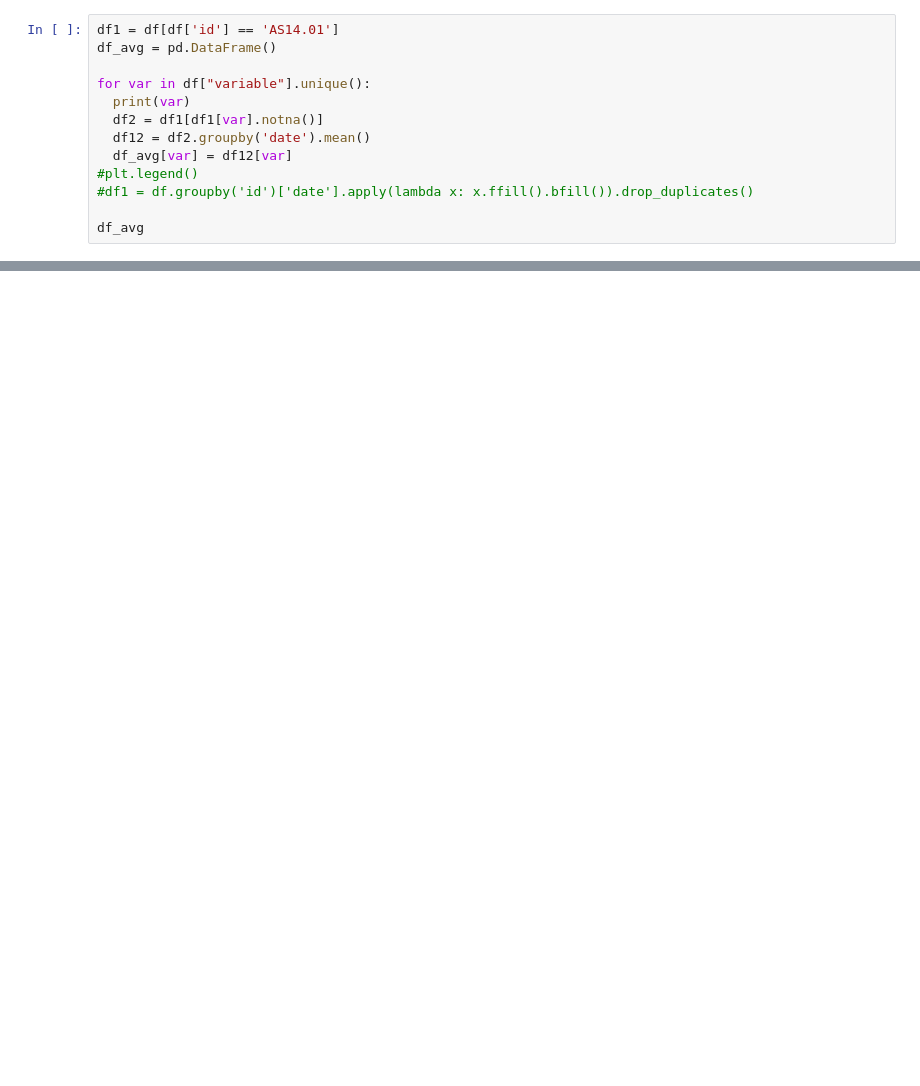
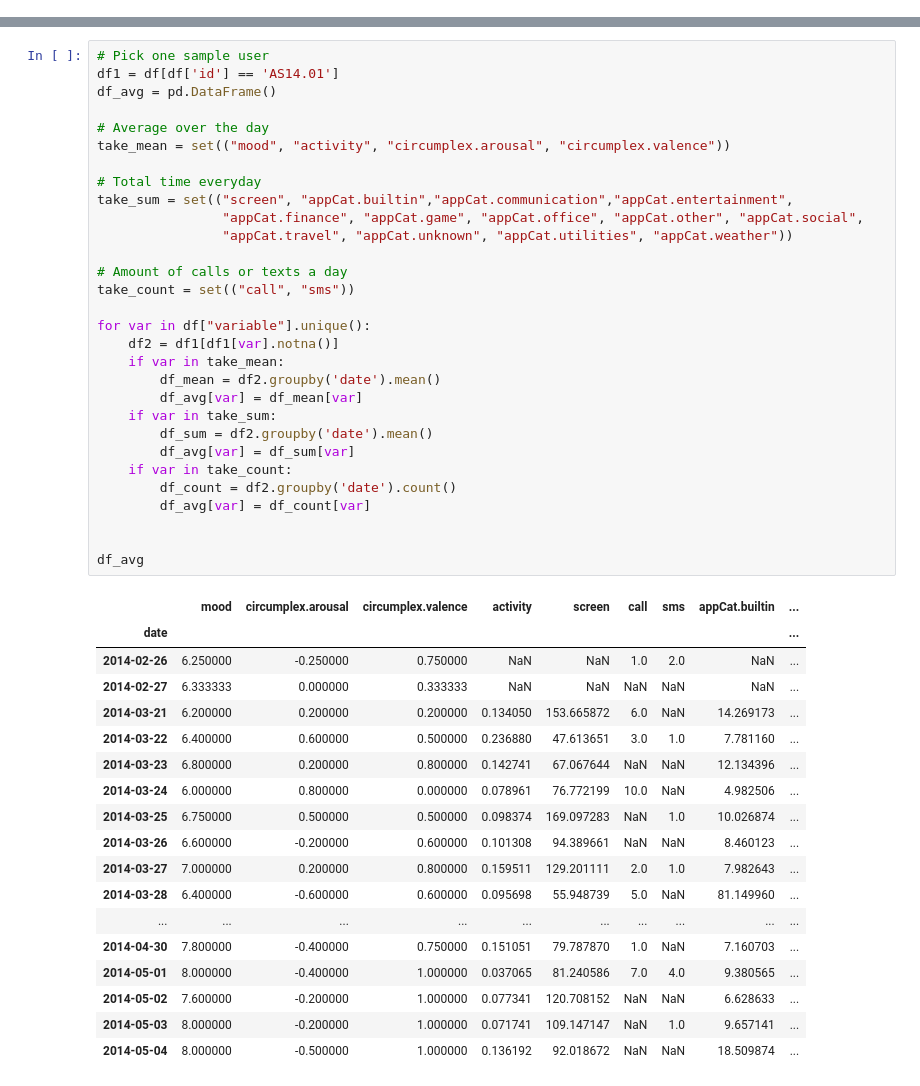
Before and after one commit to ysijpestijn/datamining, a Jupyter notebook: DMT_assignment1.ipynb, the cells around one changed output, grey strips where cells are left out. Saved outputs shown, nothing was run; the diff lists cells and outputs as text; blank space fills up the shorter version.

```diff
--- a/DMT_assignment1.ipynb
+++ b/DMT_assignment1.ipynb
@@ -25,13 +16,0 @@ df['time'] = pd.to_datetime(df['date'] + ' ' + df['time'], format='%Y-%m-%d %H:%
-# %%
-df1 = df[df['id'] == 'AS14.01']
-df_avg = pd.DataFrame()
-
-for var in df["variable"].unique():
-  print(var)
-  df2 = df1[df1[var].notna()]
-  df12 = df2.groupby('date').mean()
-  df_avg[var] = df12[var]
-#plt.legend()
-#df1 = df.groupby('id')['date'].apply(lambda x: x.ffill().bfill()).drop_duplicates()
-
-df_avg
@@ -91,0 +27,49 @@ ValueError: ignored
+# %%
+# Pick one sample user
+df1 = df[df['id'] == 'AS14.01']
+df_avg = pd.DataFrame()
+
+# Average over the day
+take_mean = set(("mood", "activity", "circumplex.arousal", "circumplex.valence"))
+
+# Total time everyday
+take_sum = set(("screen", "appCat.builtin","appCat.communication","appCat.entertainment",
+                "appCat.finance", "appCat.game", "appCat.office", "appCat.other", "appCat.social",
+                "appCat.travel", "appCat.unknown", "appCat.utilities", "appCat.weather"))
+
+# Amount of calls or texts a day
+take_count = set(("call", "sms"))
+
+for var in df["variable"].unique():
+    df2 = df1[df1[var].notna()]
+    if var in take_mean:
+        df_mean = df2.groupby('date').mean()
+        df_avg[var] = df_mean[var]
+    if var in take_sum:
+        df_sum = df2.groupby('date').mean()
+        df_avg[var] = df_sum[var]
+    if var in take_count:
+        df_count = df2.groupby('date').count()
+        df_avg[var] = df_count[var]
+
+
+df_avg
+# %% [output]
+|  | mood | circumplex.arousal | circumplex.valence | activity | screen | call | sms | appCat.builtin | ... |
+| date |  |  |  |  |  |  |  |  | ... |
+| 2014-02-26 | 6.250000 | -0.250000 | 0.750000 | NaN | NaN | 1.0 | 2.0 | NaN | ... |
+| 2014-02-27 | 6.333333 | 0.000000 | 0.333333 | NaN | NaN | NaN | NaN | NaN | ... |
+| 2014-03-21 | 6.200000 | 0.200000 | 0.200000 | 0.134050 | 153.665872 | 6.0 | NaN | 14.269173 | ... |
+| 2014-03-22 | 6.400000 | 0.600000 | 0.500000 | 0.236880 | 47.613651 | 3.0 | 1.0 | 7.781160 | ... |
+| 2014-03-23 | 6.800000 | 0.200000 | 0.800000 | 0.142741 | 67.067644 | NaN | NaN | 12.134396 | ... |
+| 2014-03-24 | 6.000000 | 0.800000 | 0.000000 | 0.078961 | 76.772199 | 10.0 | NaN | 4.982506 | ... |
+| 2014-03-25 | 6.750000 | 0.500000 | 0.500000 | 0.098374 | 169.097283 | NaN | 1.0 | 10.026874 | ... |
+| 2014-03-26 | 6.600000 | -0.200000 | 0.600000 | 0.101308 | 94.389661 | NaN | NaN | 8.460123 | ... |
+| 2014-03-27 | 7.000000 | 0.200000 | 0.800000 | 0.159511 | 129.201111 | 2.0 | 1.0 | 7.982643 | ... |
+| 2014-03-28 | 6.400000 | -0.600000 | 0.600000 | 0.095698 | 55.948739 | 5.0 | NaN | 81.149960 | ... |
+| ... | ... | ... | ... | ... | ... | ... | ... | ... | ... |
+| 2014-04-30 | 7.800000 | -0.400000 | 0.750000 | 0.151051 | 79.787870 | 1.0 | NaN | 7.160703 | ... |
+| 2014-05-01 | 8.000000 | -0.400000 | 1.000000 | 0.037065 | 81.240586 | 7.0 | 4.0 | 9.380565 | ... |
+| 2014-05-02 | 7.600000 | -0.200000 | 1.000000 | 0.077341 | 120.708152 | NaN | NaN | 6.628633 | ... |
+| 2014-05-03 | 8.000000 | -0.200000 | 1.000000 | 0.071741 | 109.147147 | NaN | 1.0 | 9.657141 | ... |
+| 2014-05-04 | 8.000000 | -0.500000 | 1.000000 | 0.136192 | 92.018672 | NaN | NaN | 18.509874 | ... |
```
Also changed, not shown: parts of 7 cells of this notebook.
